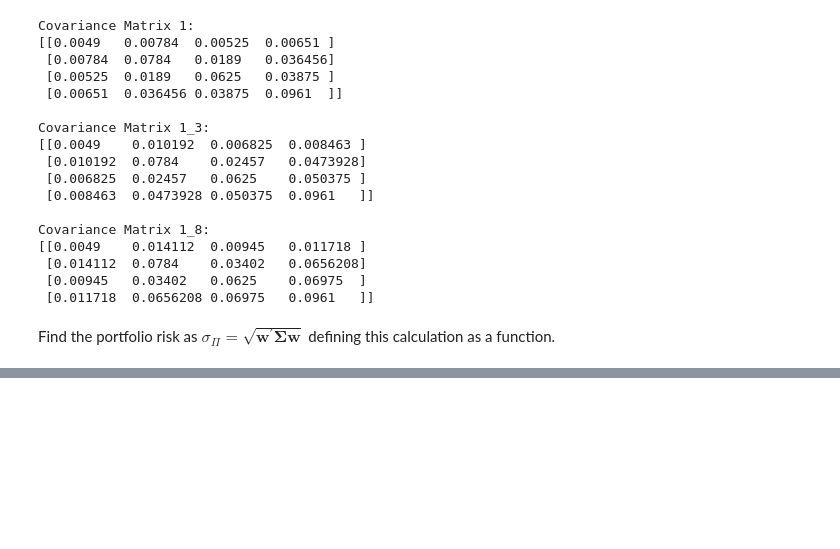
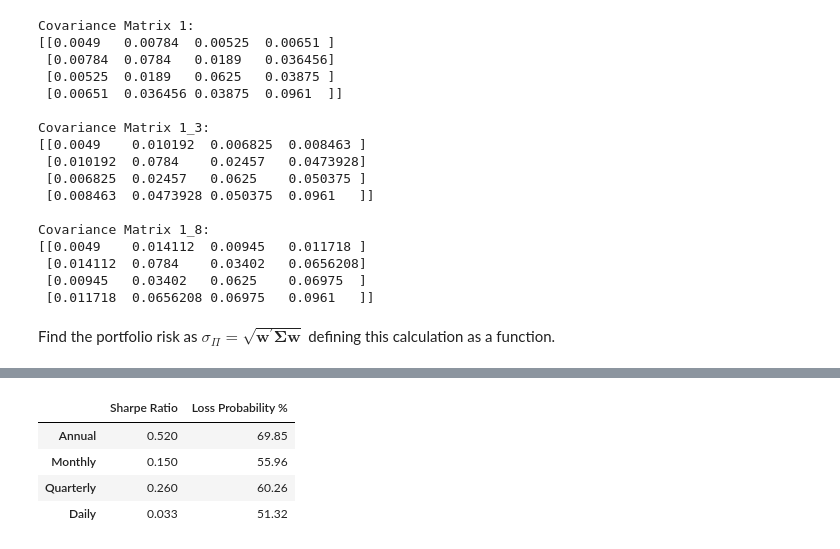
Before and after one commit to imharrisonking/cqf, a Jupyter notebook: 02-quantitative-risk-and-return/exam/E1_HARRISONKING_REPORT.ipynb, the cells around one changed output, grey strips where cells are left out. Cells and saved outputs as stored; diff of their text form; code cells hidden in the pictures; blank space fills up the shorter version.

```diff
--- a/02-quantitative-risk-and-return/exam/E1_HARRISONKING_REPORT.ipynb
+++ b/02-quantitative-risk-and-return/exam/E1_HARRISONKING_REPORT.ipynb
@@ -467,0 +491,18 @@ portfolios_df.head()
+# %%
+# Define the trading days in year and the annual sharpe ratio
+TRADING_DAYS = 252
+sharpe_ratio_annual = 0.52
+
+# Calculate the daily sharpe ratio
+sharpe_ratio_daily = sharpe_ratio_annual / np.sqrt(TRADING_DAYS)
+
+# Calculate the monthly sharpe ratio
+sharpe_ratio_monthly = sharpe_ratio_annual / np.sqrt(12)
+
+# Calculate the quarterly sharpe ratio
+sharpe_ratio_quarterly = sharpe_ratio_annual / np.sqrt(4)
+
+# Store the results in a dataframe
+sharpe_ratios = np.array([sharpe_ratio_annual, sharpe_ratio_monthly, sharpe_ratio_quarterly, sharpe_ratio_daily])
+sharpe_df = pd.DataFrame(sharpe_ratios, index=['Annual', 'Monthly', 'Quarterly', 'Daily'], columns=['Sharpe Ratio'])
+sharpe_df.head()
@@ -468 +525,14 @@ portfolios_df.head()
+# %%
+# Convert each Sharpe Ratio to a Loss Probability
+sharpe_df['Loss Probability %'] = sharpe_df['Sharpe Ratio'].apply(lambda x: round(ss.norm.cdf(x) * 100, 2))
+
+# Round the Sharpe Ratios to 3 decimal places
+sharpe_df['Sharpe Ratio'] = sharpe_df['Sharpe Ratio'].apply(lambda x: round(x, 3))
+sharpe_df.head()
+# %% [output]
+|  | Sharpe Ratio | Loss Probability % |
+| Annual | 0.520 | 69.85 |
+| Monthly | 0.150 | 55.96 |
+| Quarterly | 0.260 | 60.26 |
+| Daily | 0.033 | 51.32 |
 # %% [markdown]
```
Also changed, not shown: parts of 10 cells of this notebook, 3 other files.
